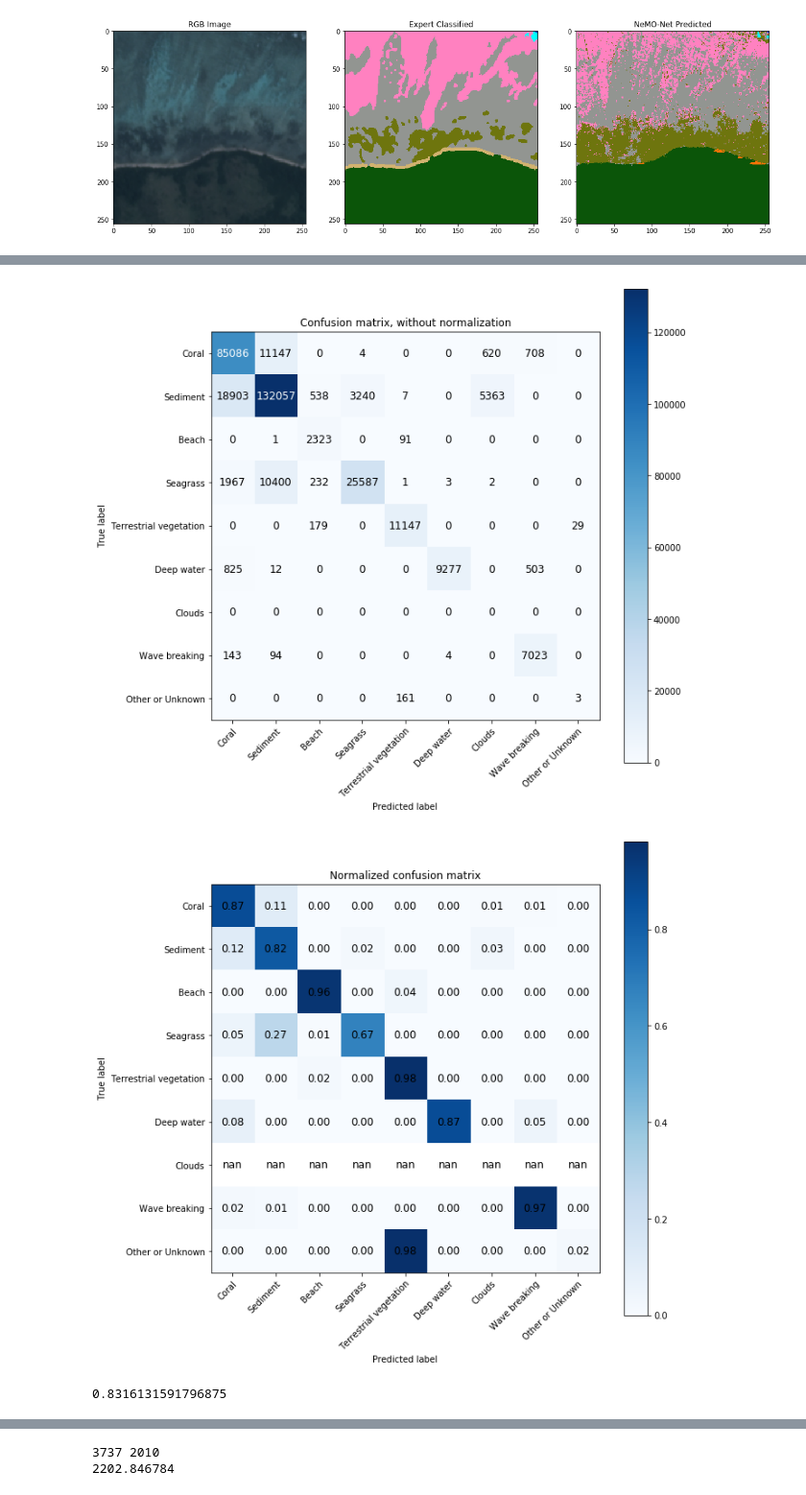
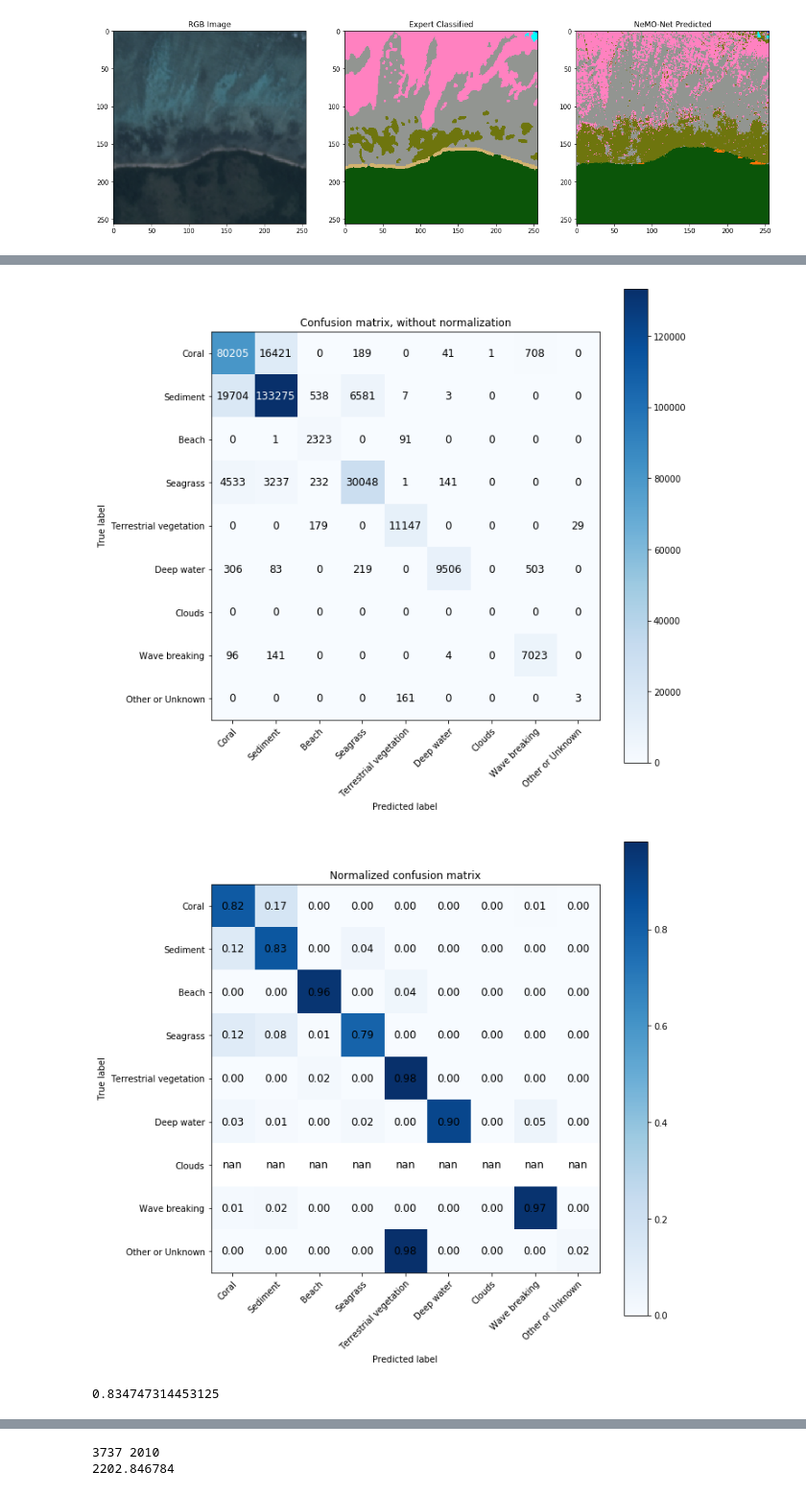
Before and after one commit to NASA-NeMO-Net/NeMO-Net, a Jupyter notebook: CNN/Jarrett_DataManipulation.ipynb, the cells around one changed output, grey strips where cells are left out. Shown at 96% size. Drawn from its saved outputs; the diff is of its cells as text; code cells hidden in the pictures.

```diff
--- a/CNN/Jarrett_DataManipulation.ipynb
+++ b/CNN/Jarrett_DataManipulation.ipynb
@@ -322,7 +322,8 @@ for WV in GoodWV2Data:
     imagefile = "Coral_000000" + WV + ".png"
     imagepath = "/home/asli/NeMO-Test/NeMO-NET/Images/Alan_TestSet/Patches_BGR/" + imagefile
     truthpath = "/home/asli/NeMO-Test/NeMO-NET/Images/Alan_TestSet/Truthmap_Gray/" + imagefile
-    nemopath = "/home/asli/NeMO-Test/NeMO-NET/Images/Alan_TestSet/NeMOmap_RegressionTree/" + imagefile
+    nemopath = "/home/asli/NeMO-Test/NeMO-NET/Images/Alan_TestSet/NeMOmap_NoCRF/" + imagefile
+#     nemopath = "/home/asli/NeMO-Test/NeMO-NET/Images/Alan_TestSet/NeMOmap_RegressionTree/" + imagefile
 #     nemopath = "/home/asli/NeMO-Test/NeMO-NET/Images/Alan_TestSet/DeepLab_Final/" + imagefile
     lofpath = "/home/asli/NeMO-Test/NeMO-NET/Images/Alan_TestSet/LOFmap_Gray/" + imagefile
     nemoimage = np.asarray(cv2.imread(nemopath, cv2.IMREAD_UNCHANGED), dtype=np.uint8)
@@ -403,6 +404,6 @@ Coral, Sediment, Seagrass accuracy:  0.8416698163257522
-[figure, old version]
+[figure, new version]
-[figure, old version]
+[figure, new version]
-0.8316131591796875
+0.834747314453125
 # %%
 from sklearn.utils.multiclass import unique_labels
 
```
Also changed, not shown: parts of 1 cell of this notebook.
